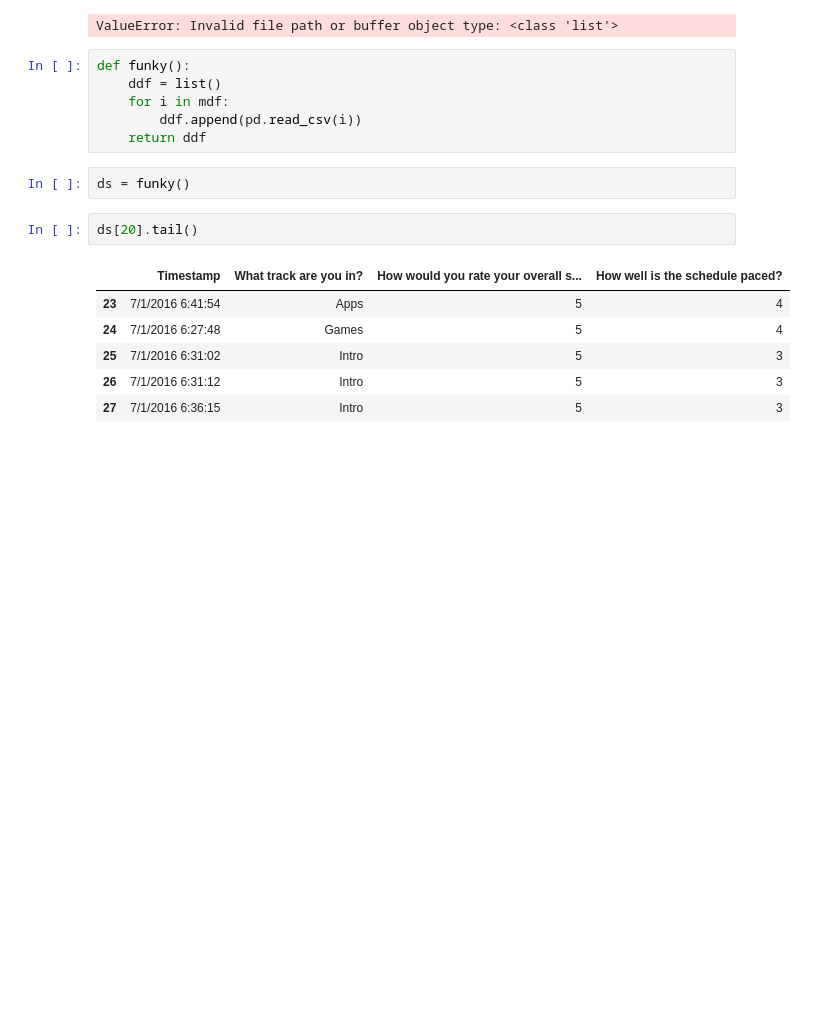
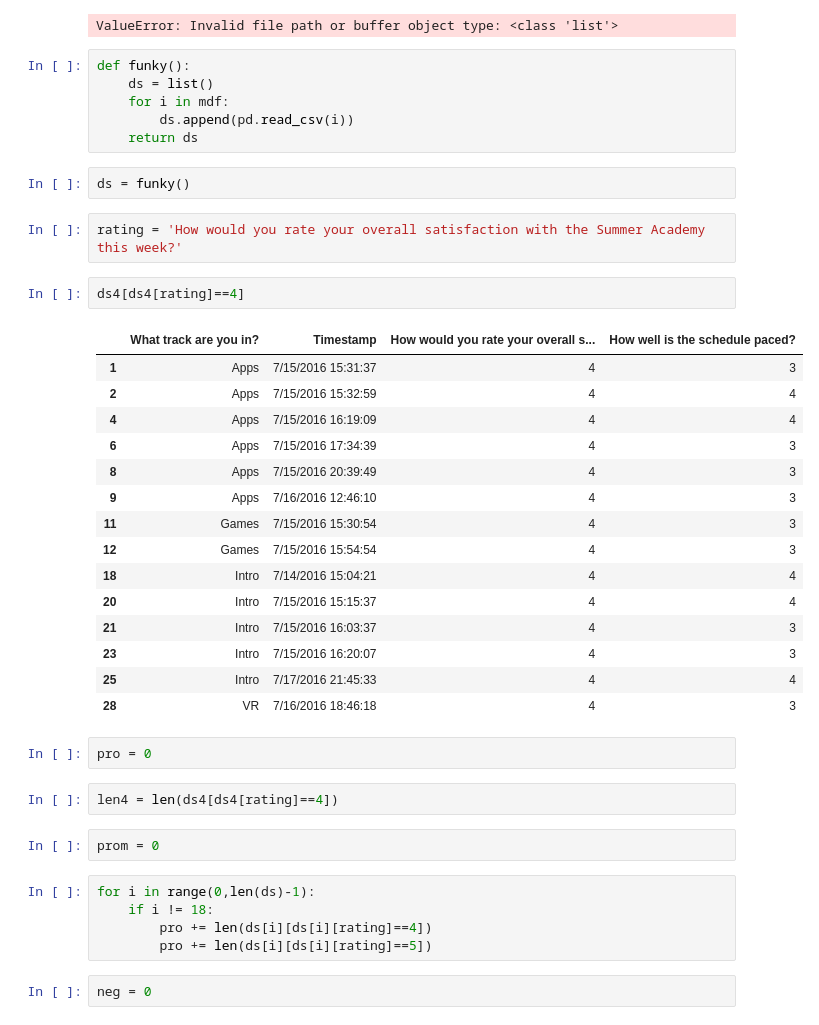
Before and after one commit to jaebooker/DataScience, a Jupyter notebook: MSSurvey.ipynb, the cells around one changed output. Cells and saved outputs as stored; diff of their text form; blank space fills up the shorter version.

```diff
--- a/MSSurvey.ipynb
+++ b/MSSurvey.ipynb
@@ -357,18 +357,42 @@ mmdf = pd.read_csv(mdf)
 ValueError: Invalid file path or buffer object type: <class 'list'>
 # %%
 def funky():
-    ddf = list()
+    ds = list()
     for i in mdf:
-        ddf.append(pd.read_csv(i))
-    return ddf
+        ds.append(pd.read_csv(i))
+    return ds
 # %%
 ds = funky()
-# %%
-ds[20].tail()
-# %% [output]
-|  | Timestamp | What track are you in? | How would you rate your overall s... | How well is the schedule paced? |
-| 23 | 7/1/2016 6:41:54 | Apps | 5 | 4 |
-| 24 | 7/1/2016 6:27:48 | Games | 5 | 4 |
-| 25 | 7/1/2016 6:31:02 | Intro | 5 | 3 |
-| 26 | 7/1/2016 6:31:12 | Intro | 5 | 3 |
-| 27 | 7/1/2016 6:36:15 | Intro | 5 | 3 |
+# %%
+rating = 'How would you rate your overall satisfaction with the Summer Academy this week?'
+# %%
+ds4[ds4[rating]==4]
+# %% [output]
+|  | What track are you in? | Timestamp | How would you rate your overall s... | How well is the schedule paced? |
+| 1 | Apps | 7/15/2016 15:31:37 | 4 | 3 |
+| 2 | Apps | 7/15/2016 15:32:59 | 4 | 4 |
+| 4 | Apps | 7/15/2016 16:19:09 | 4 | 4 |
+| 6 | Apps | 7/15/2016 17:34:39 | 4 | 3 |
+| 8 | Apps | 7/15/2016 20:39:49 | 4 | 3 |
+| 9 | Apps | 7/16/2016 12:46:10 | 4 | 3 |
+| 11 | Games | 7/15/2016 15:30:54 | 4 | 3 |
+| 12 | Games | 7/15/2016 15:54:54 | 4 | 3 |
+| 18 | Intro | 7/14/2016 15:04:21 | 4 | 4 |
+| 20 | Intro | 7/15/2016 15:15:37 | 4 | 4 |
+| 21 | Intro | 7/15/2016 16:03:37 | 4 | 3 |
+| 23 | Intro | 7/15/2016 16:20:07 | 4 | 3 |
+| 25 | Intro | 7/17/2016 21:45:33 | 4 | 4 |
+| 28 | VR | 7/16/2016 18:46:18 | 4 | 3 |
+# %%
+pro = 0
+# %%
+len4 = len(ds4[ds4[rating]==4])
+# %%
+prom = 0
+# %%
+for i in range(0,len(ds)-1):
+    if i != 18:
+        pro += len(ds[i][ds[i][rating]==4])
+        pro += len(ds[i][ds[i][rating]==5])
+# %%
+neg = 0
```
Also changed, not shown: parts of 11 cells of this notebook, 1 other file.
